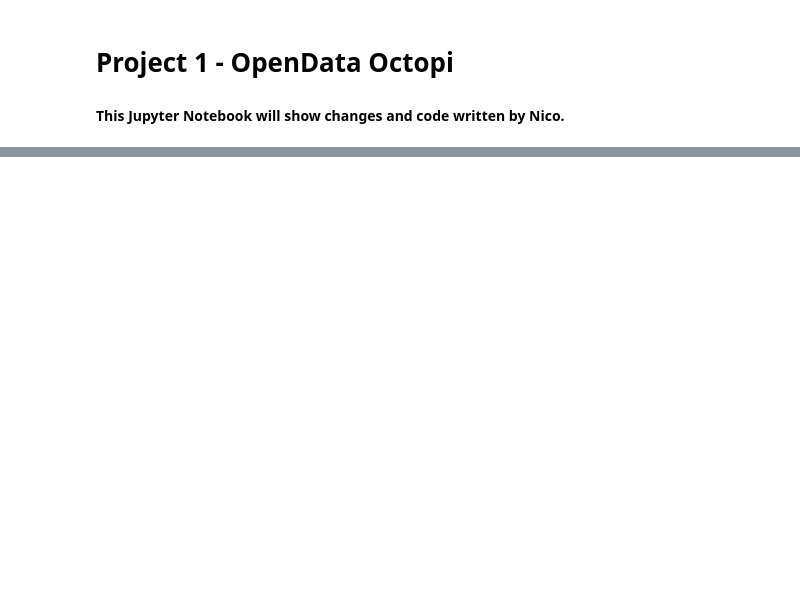
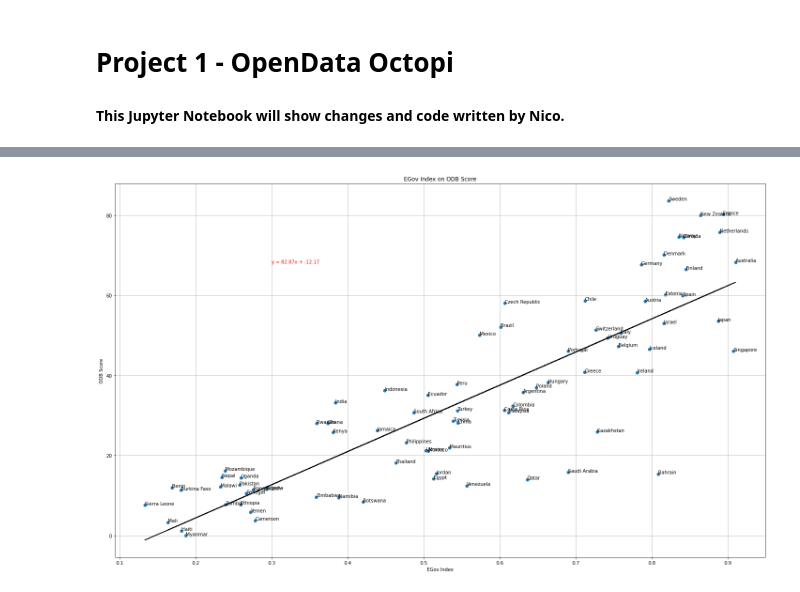
Before and after one commit to kreetigulati/Egovernance_and_OpenData, a Jupyter notebook: Project1_nico.ipynb, the cells around one changed output, grey strips where cells are left out. Cells and saved outputs as stored; diff of their text form; code cells hidden in the pictures; blank space fills up the shorter version.

```diff
--- a/Project1_nico.ipynb
+++ b/Project1_nico.ipynb
@@ -65,0 +62,26 @@ JSONDecodeError: Expecting value: line 1 column 1 (char 0)
+# %%
+merged = merged.drop(columns=["Country Name"])
+# %%
+x = merged["E-Government Index"]
+y = merged["ODB-Score-Scaled"]
+
+slope, intercept, r_value, p_value, std_err = linregress(x,y)
+
+regress_line = intercept + x*slope
+line_eq = "y = " + str(round(slope,2)) + "x + " + str(round(intercept,2))
+# %%
+names = merged["Country"]
+
+fig, ax = plt.subplots(figsize=(20,12))
+ax.scatter(x,y, label=names);
+ax.plot(x, regress_line, color="black");
+ax.annotate(line_eq,(0.3,68),fontsize=10,color="red");
+ax.set(title="EGov Index on ODB Score",
+      xlabel="EGov Index",
+      ylabel="ODB Score");
+for i, label in enumerate(names):
+    ax.annotate(label, (x[i], y[i]));
+ax.grid();
+fig.tight_layout();
+# %% [output]
+[figure, added]
```
Also changed, not shown: parts of 11 cells of this notebook, 5 other files.
